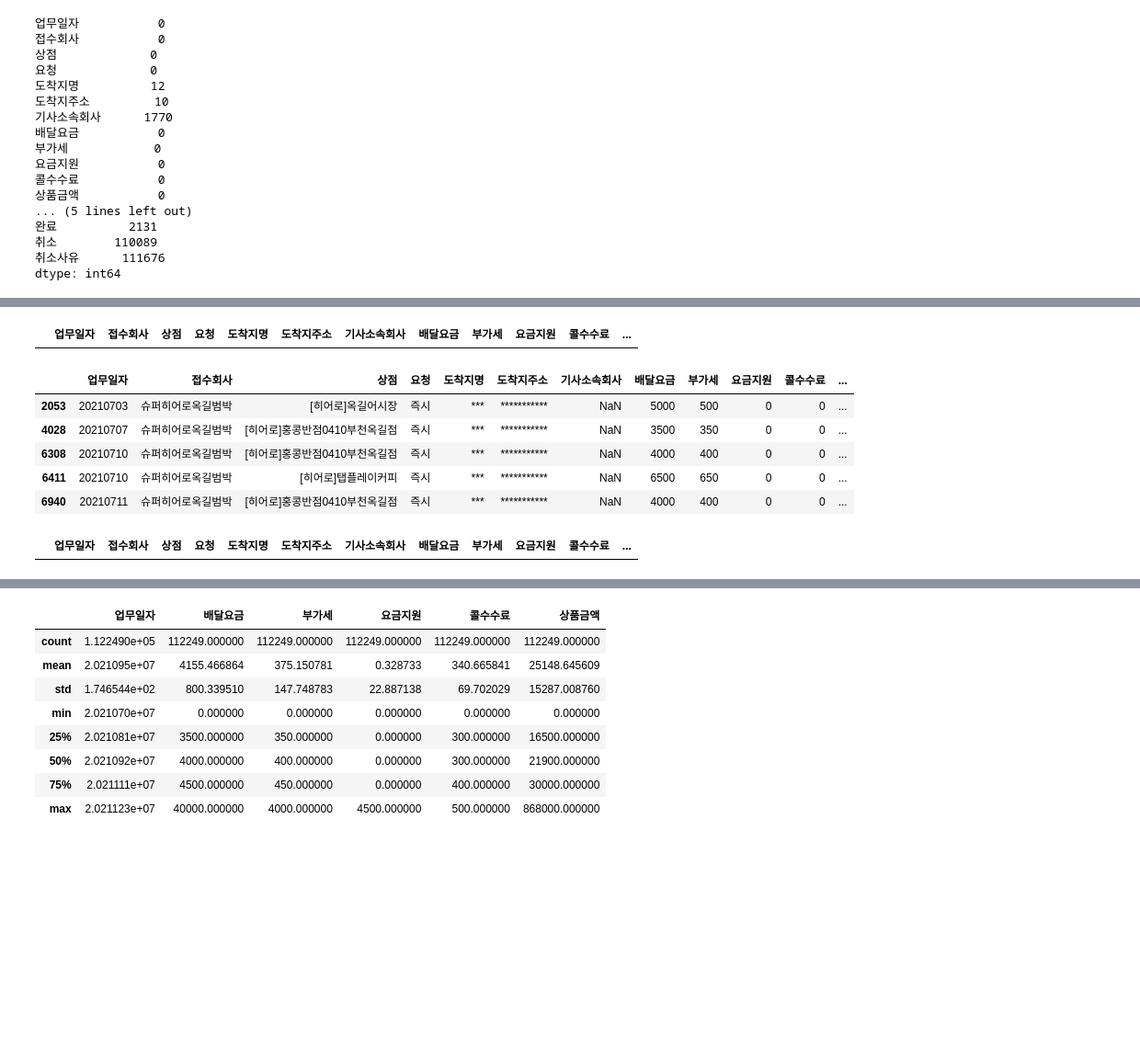
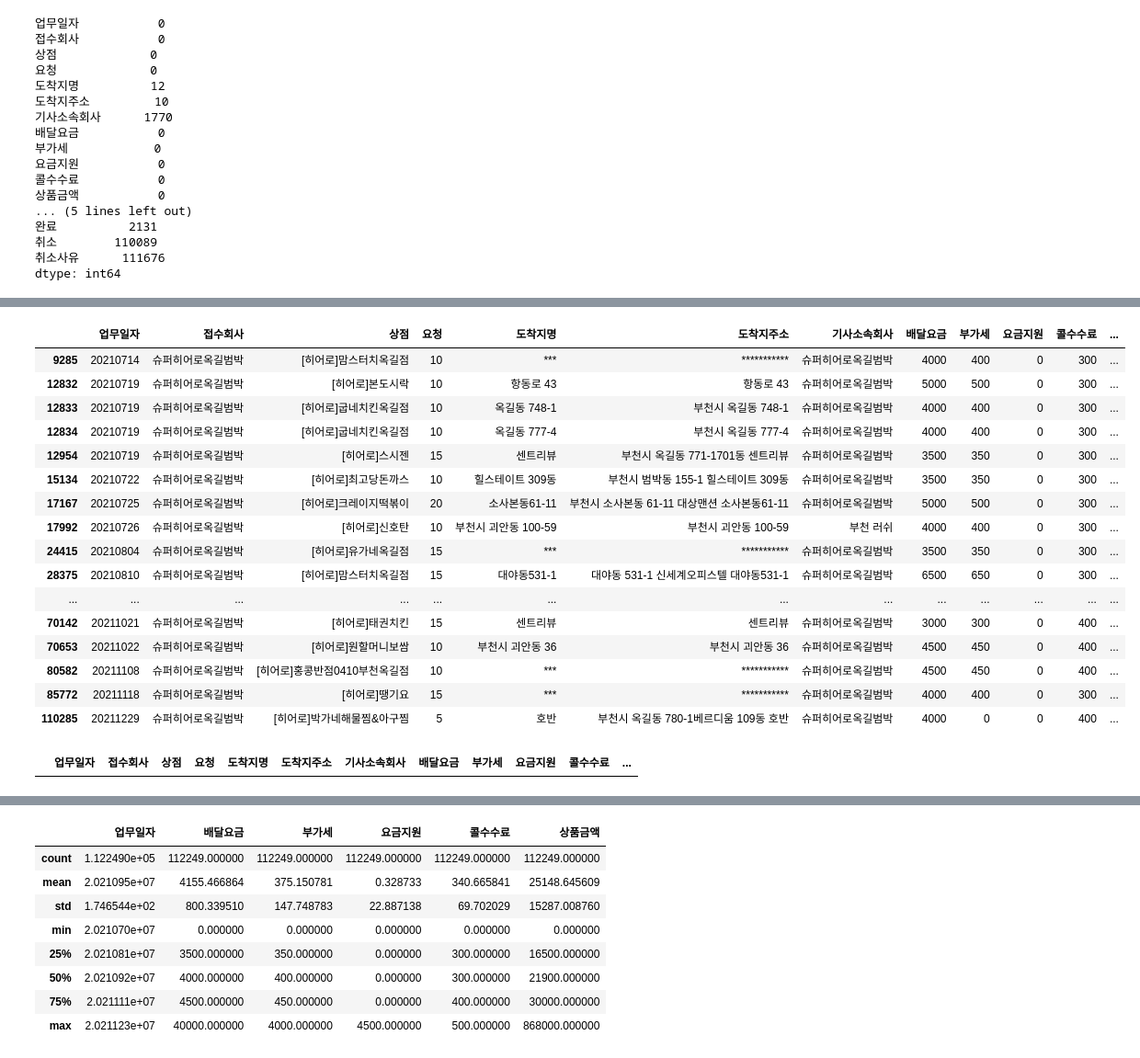
Before and after one commit to ethan528/BBS_Optimal_Position, a Jupyter notebook: EDA.ipynb, the cells around one changed output, grey strips where cells are left out. Shown at 92% size. Saved outputs shown, nothing was run; the diff lists cells and outputs as text; code cells hidden in the pictures; blank space fills up the shorter version.

```diff
--- a/EDA.ipynb
+++ b/EDA.ipynb
@@ -92 +106,21 @@ df[df['기사소속회사'].isna()].head()
+# %%
+df[(df['완료'].notnull()) & (df['취소'].notnull())]
+# %% [output]
+|  | 업무일자 | 접수회사 | 상점 | 요청 | 도착지명 | 도착지주소 | 기사소속회사 | 배달요금 | 부가세 | 요금지원 | 콜수수료 | ... |
+| 9285 | 20210714 | 슈퍼히어로옥길범박 | [히어로]맘스터치옥길점 | 10 | *** | *********** | 슈퍼히어로옥길범박 | 4000 | 400 | 0 | 300 | ... |
+| 12832 | 20210719 | 슈퍼히어로옥길범박 | [히어로]본도시락 | 10 | 항동로 43 | 항동로 43 | 슈퍼히어로옥길범박 | 5000 | 500 | 0 | 300 | ... |
+| 12833 | 20210719 | 슈퍼히어로옥길범박 | [히어로]굽네치킨옥길점 | 10 | 옥길동 748-1 | 부천시 옥길동 748-1 | 슈퍼히어로옥길범박 | 4000 | 400 | 0 | 300 | ... |
+| 12834 | 20210719 | 슈퍼히어로옥길범박 | [히어로]굽네치킨옥길점 | 10 | 옥길동 777-4 | 부천시 옥길동 777-4 | 슈퍼히어로옥길범박 | 4000 | 400 | 0 | 300 | ... |
+| 12954 | 20210719 | 슈퍼히어로옥길범박 | [히어로]스시젠 | 15 | 센트리뷰 | 부천시 옥길동 771-1701동 센트리뷰 | 슈퍼히어로옥길범박 | 3500 | 350 | 0 | 300 | ... |
+| 15134 | 20210722 | 슈퍼히어로옥길범박 | [히어로]최고당돈까스 | 10 | 힐스테이트 309동 | 부천시 범박동 155-1 힐스테이트 309동 | 슈퍼히어로옥길범박 | 3500 | 350 | 0 | 300 | ... |
+| 17167 | 20210725 | 슈퍼히어로옥길범박 | [히어로]크레이지떡볶이 | 20 | 소사본동61-11 | 부천시 소사본동 61-11 대상맨션 소사본동61-11 | 슈퍼히어로옥길범박 | 5000 | 500 | 0 | 300 | ... |
+| 17992 | 20210726 | 슈퍼히어로옥길범박 | [히어로]신호탄 | 10 | 부천시 괴안동 100-59 | 부천시 괴안동 100-59 | 부천 러쉬 | 4000 | 400 | 0 | 300 | ... |
+| 24415 | 20210804 | 슈퍼히어로옥길범박 | [히어로]유가네옥길점 | 15 | *** | *********** | 슈퍼히어로옥길범박 | 3500 | 350 | 0 | 300 | ... |
+| 28375 | 20210810 | 슈퍼히어로옥길범박 | [히어로]맘스터치옥길점 | 15 | 대야동531-1 | 대야동 531-1 신세계오피스텔 대야동531-1 | 슈퍼히어로옥길범박 | 6500 | 650 | 0 | 300 | ... |
+| ... | ... | ... | ... | ... | ... | ... | ... | ... | ... | ... | ... | ... |
+| 70142 | 20211021 | 슈퍼히어로옥길범박 | [히어로]태권치킨 | 15 | 센트리뷰 | 센트리뷰 | 슈퍼히어로옥길범박 | 3000 | 300 | 0 | 400 | ... |
+| 70653 | 20211022 | 슈퍼히어로옥길범박 | [히어로]원할머니보쌈 | 10 | 부천시 괴안동 36 | 부천시 괴안동 36 | 슈퍼히어로옥길범박 | 4500 | 450 | 0 | 400 | ... |
+| 80582 | 20211108 | 슈퍼히어로옥길범박 | [히어로]홍콩반점0410부천옥길점 | 10 | *** | *********** | 슈퍼히어로옥길범박 | 4500 | 450 | 0 | 400 | ... |
+| 85772 | 20211118 | 슈퍼히어로옥길범박 | [히어로]땡기요 | 15 | *** | *********** | 슈퍼히어로옥길범박 | 4000 | 400 | 0 | 300 | ... |
+| 110285 | 20211229 | 슈퍼히어로옥길범박 | [히어로]박가네해물찜&아구찜 | 5 | 호반 | 부천시 옥길동 780-1베르디움 109동 호반 | 슈퍼히어로옥길범박 | 4000 | 0 | 0 | 400 | ... |
 # %%
@@ -94,15 +128,2 @@ df[(df['기사소속회사'].isna()) & (df['취소'].isna()) & (df['완료'].isn
 # %% [output]
 |  | 업무일자 | 접수회사 | 상점 | 요청 | 도착지명 | 도착지주소 | 기사소속회사 | 배달요금 | 부가세 | 요금지원 | 콜수수료 | ... |
-# %%
-df[df['접수'].isna()].head()
-# %% [output]
-|  | 업무일자 | 접수회사 | 상점 | 요청 | 도착지명 | 도착지주소 | 기사소속회사 | 배달요금 | 부가세 | 요금지원 | 콜수수료 | ... |
-| 2053 | 20210703 | 슈퍼히어로옥길범박 | [히어로]옥길어시장 | 즉시 | *** | *********** | NaN | 5000 | 500 | 0 | 0 | ... |
-| 4028 | 20210707 | 슈퍼히어로옥길범박 | [히어로]홍콩반점0410부천옥길점 | 즉시 | *** | *********** | NaN | 3500 | 350 | 0 | 0 | ... |
-| 6308 | 20210710 | 슈퍼히어로옥길범박 | [히어로]홍콩반점0410부천옥길점 | 즉시 | *** | *********** | NaN | 4000 | 400 | 0 | 0 | ... |
-| 6411 | 20210710 | 슈퍼히어로옥길범박 | [히어로]탭플레이커피 | 즉시 | *** | *********** | NaN | 6500 | 650 | 0 | 0 | ... |
-| 6940 | 20210711 | 슈퍼히어로옥길범박 | [히어로]홍콩반점0410부천옥길점 | 즉시 | *** | *********** | NaN | 4000 | 400 | 0 | 0 | ... |
-# %%
-df[(df['접수'].isna()) & (df['취소'].isna()) & (df['완료'].isna())].head()
-# %% [output]
-|  | 업무일자 | 접수회사 | 상점 | 요청 | 도착지명 | 도착지주소 | 기사소속회사 | 배달요금 | 부가세 | 요금지원 | 콜수수료 | ... |
```
Also changed, not shown: parts of 27 cells of this notebook.
